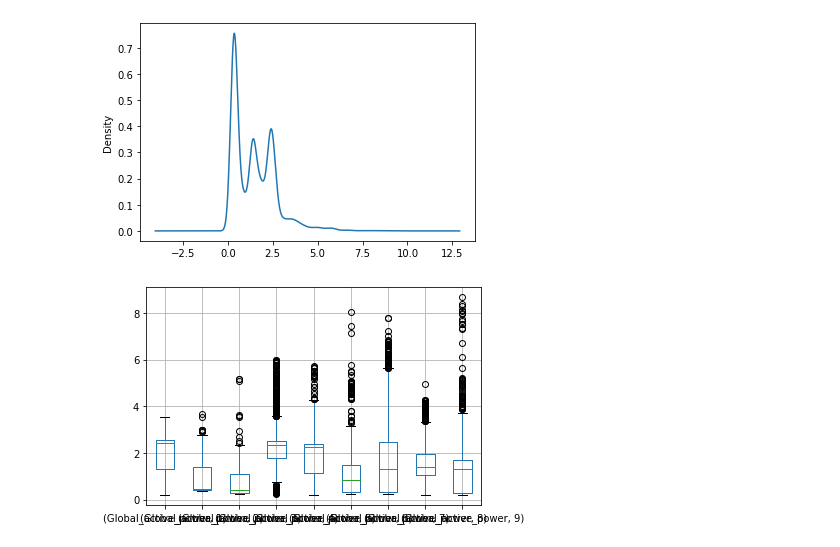
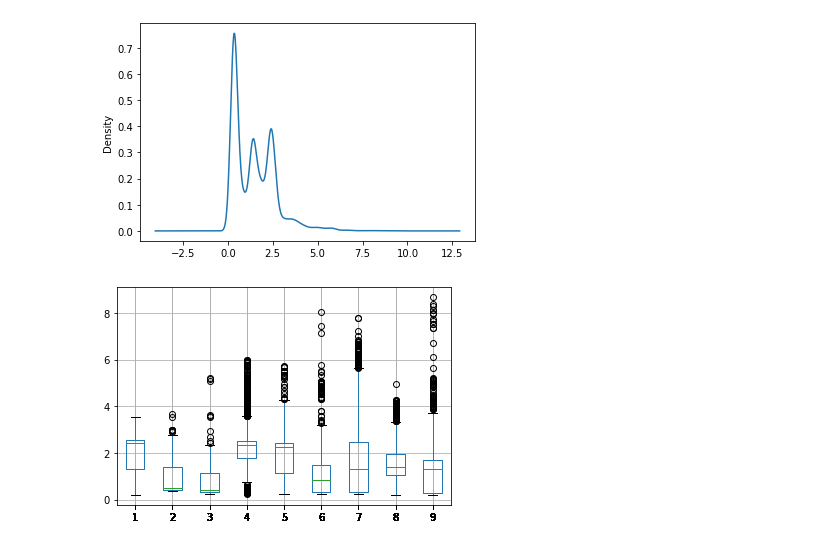
Before and after one commit to Gunisalvo/ppget-aprendizado-de-maquinas, a Jupyter notebook: demand_response.ipynb, the cells around one changed output. Drawn from its saved outputs; the diff is of its cells as text; code cells hidden in the pictures.

```diff
--- a/demand_response.ipynb
+++ b/demand_response.ipynb
@@ -53,6 +53,7 @@ plt.pyplot.show()
 [figure]
 # %%
 pd.DataFrame(series).set_index(series.index.day, append=True).unstack().boxplot()
+plt.pyplot.xticks(series.index.day, list(series.index.day))
 plt.pyplot.show()
 # %% [output]
-[figure, old version]
+[figure, new version]
```
